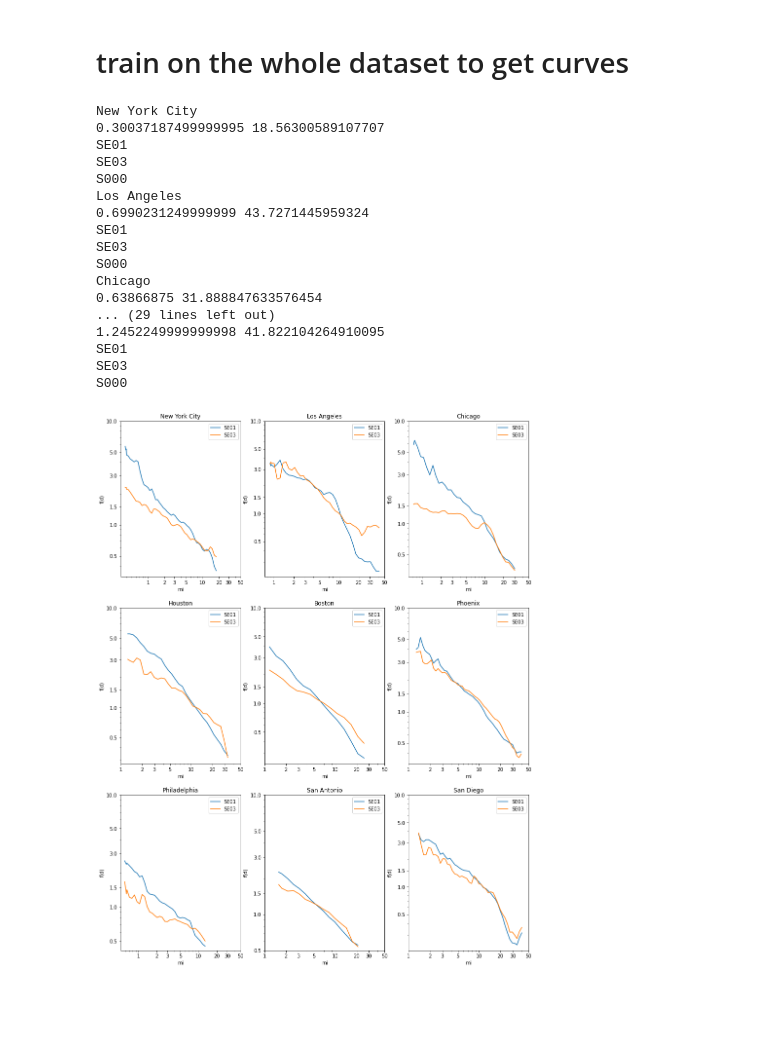
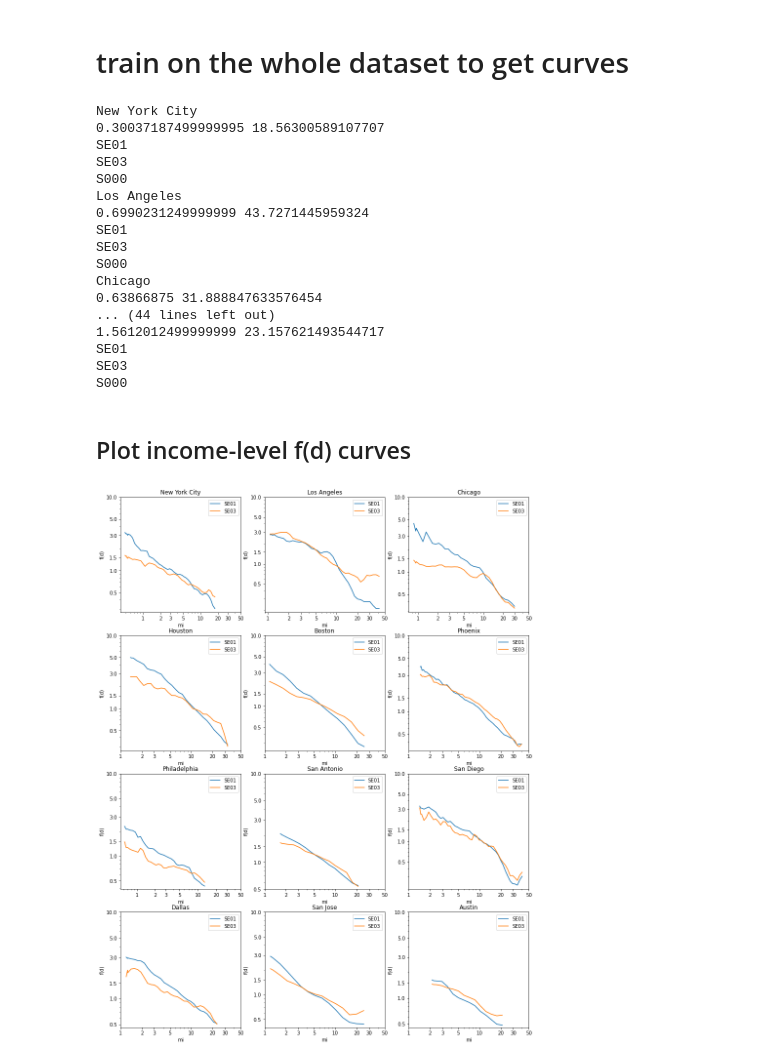
Before and after one commit to yuribogomolov/sttn, a Jupyter notebook: notebooks/f(d)_gravity_model.ipynb, the cells around one changed output. Drawn from its saved outputs; the diff is of its cells as text; code cells hidden in the pictures; blank space fills up the shorter version.

Commit message:
Update start points, use parquet files.

```diff
--- a/notebooks/f(d)_gravity_model.ipynb
+++ b/notebooks/f(d)_gravity_model.ipynb
@@ -108,14 +108,14 @@ San Jose
 Austin
 # %%
 for city, state, conties in cities:
-    df0 = pd.read_csv(f'S000/{city}.csv')
-    df1 = pd.read_csv(f'SE01/{city}.csv')
-    df3 = pd.read_csv(f'SE03/{city}.csv')
+    df0 = pd.read_parquet(f'data/S000_{city}.parquet')
+    df1 = pd.read_parquet(f'data/SE01_{city}.parquet')
+    df3 = pd.read_parquet(f'data/SE03_{city}.parquet')
     df0.rename(columns={'jobs':'S000jobs', 'residence':'S000residence','flow':'S000flow'}, inplace=True)
     df1.rename(columns={'jobs':'SE01jobs', 'residence':'SE01residence','flow':'SE01flow'}, inplace=True)
     df3.rename(columns={'jobs':'SE03jobs', 'residence':'SE03residence','flow':'SE03flow'}, inplace=True)
     merged = df0.merge(df1,on=['origin','destination'],how='outer').merge(df3,on=['origin','destination'],how='outer')
-    merged.to_csv(f'income/{city}.csv', index=False)
+    merged.to_parquet(f'data/income_{city}.parquet', index=False)
 # %% [markdown]
 # baseline
 # %% [markdown]
@@ -195,8 +195,8 @@ def locBin(x,distBin):
 # start point
 # %%
 citieeList = ['New York City','Los Angeles','Chicago','Houston',
-          'Boston','Phoenix','Philadelphia','San Antonio','San Diego']
-points = [0.480595,1.118437,1.02187,1.809567,1.662374,1.837157,0.731242,2.082544,1.99236]
+          'Boston','Phoenix','Philadelphia','San Antonio','San Diego', 'Dallas', 'San Jose', 'Austin']
+points = [0.480595,1.118437,1.02187,1.809567,1.662374,1.837157,0.731242,2.082544,1.99236, 1.540729, 1.480432, 2.497922]
 startPoints = dict(zip(citieeList, points))
 # %% [markdown]
 ## find optimal bin
@@ -237,16 +237,11 @@ def mergeBin(df,rate,number):
     df = pd.concat([df,pad])
     return df
 # %%
-
-
 # 5-fold
 resultslfd40is = {}
-resultslfd40os = {}
+resultsBaselineis = {}
+rate, number = 0.002,2000
 
-
-resultsBaselineis = {}
-resultsBaselineos = {}
-rate, number = 0.002,2000
 for bins in np.linspace(10,50,9):
     print(bins)
     bins = int(bins)
@@ -257,7 +252,7 @@ for bins in np.linspace(10,50,9):
     for city,state, counties in cities:
         if city in citieeList:
             print(city)
-            df = pd.read_csv(f'income/{city}.csv')
+            df = pd.read_parquet(f'data/income_{city}.parquet')
             df['distance'] = df['distance']/1.6
             startpoint = startPoints[city]/1.6
             # include 95% of distance
@@ -380,14 +381,14 @@ Distfd1 = {}
 Distfd3 = {}
 Distfd0 = {}
 
-rate = 0.002
-number = 1500
+rate = 0.005
+number = 2000
 
 
 for city,state, counties in cities:
     if city in citieeList:
         print(city)
-        df = pd.read_csv(f'income/{city}.csv')
+        df = pd.read_parquet(f'data/income_{city}.parquet')
         df['distance'] = df['distance']/1.6
         startpoint = startPoints[city]/1.6
         # include 95% of distance
@@ -448,37 +449,32 @@ SE03
 S000
 Chicago
 0.63866875 31.888847633576454
-... (29 lines left out)
-1.2452249999999998 41.822104264910095
+... (44 lines left out)
+1.5612012499999999 23.157621493544717
 SE01
 SE03
 S000
+# %% [markdown]
+## Plot income-level f(d) curves
 # %%
-# 0.2% / 2000
-
-fig,ax = plt.subplots(3,3,figsize=(15,20))
+fig,ax = plt.subplots(4,3,figsize=(15,20))
 i= 0
 for city,state, counties in cities:
     if city in citieeList:
-
-
         ax[i//3,i%3].plot(Distfd1[city].keys(),Distfd1[city].values(),label='SE01')
-
         ax[i//3,i%3].plot(Distfd3[city].keys(),Distfd3[city].values(),label='SE03')
-
-
         ax[i//3,i%3].set_title(city)
         ax[i//3,i%3].legend()
         ax[i//3,i%3].set_yscale('log')
         ax[i//3,i%3].set_xscale('log')
         ax[i//3,i%3].set_yticks([0.5, 1, 1.5, 3, 5, 10])
         ax[i//3,i%3].set_xticks([1, 2, 3, 5, 10, 20, 30, 50])
         ax[i//3,i%3].get_xaxis().set_major_formatter(matplotlib.ticker.ScalarFormatter())
         ax[i//3,i%3].get_yaxis().set_major_formatter(matplotlib.ticker.ScalarFormatter())
         ax[i//3,i%3].set_ylabel('f(d)')
         ax[i//3,i%3].set_xlabel('mi')
         i += 1
 
 plt.savefig('img/curve.png')
 # %% [output]
-[figure, old version]
+[figure, new version]
```
Also changed, not shown: parts of 4 cells of this notebook.
